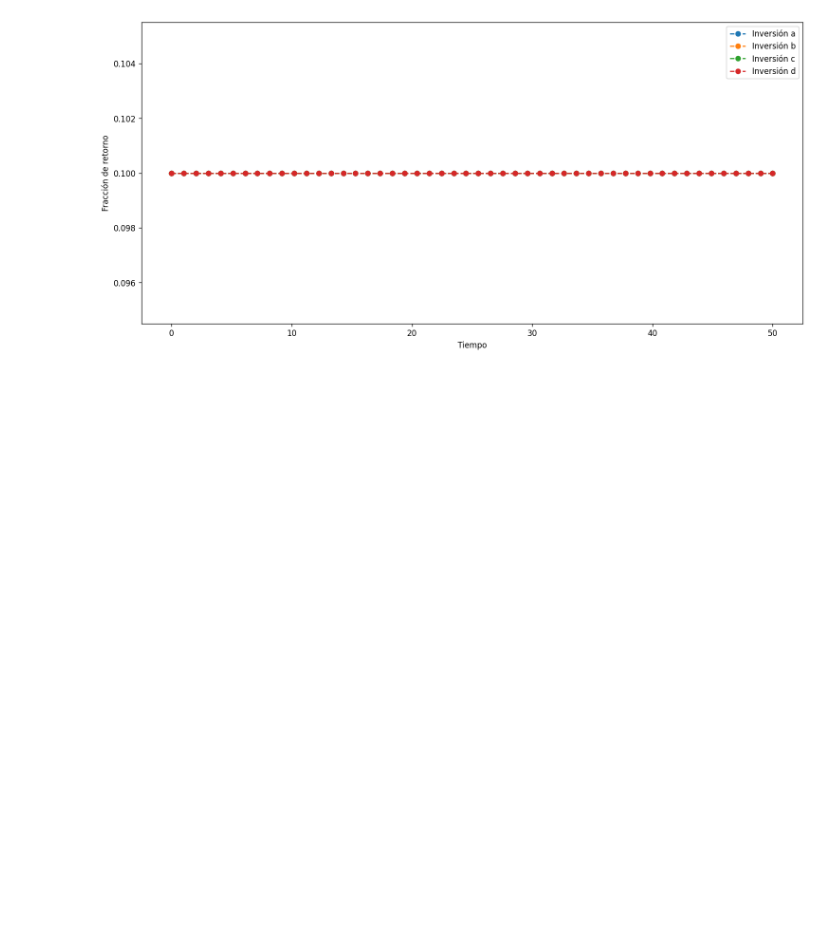
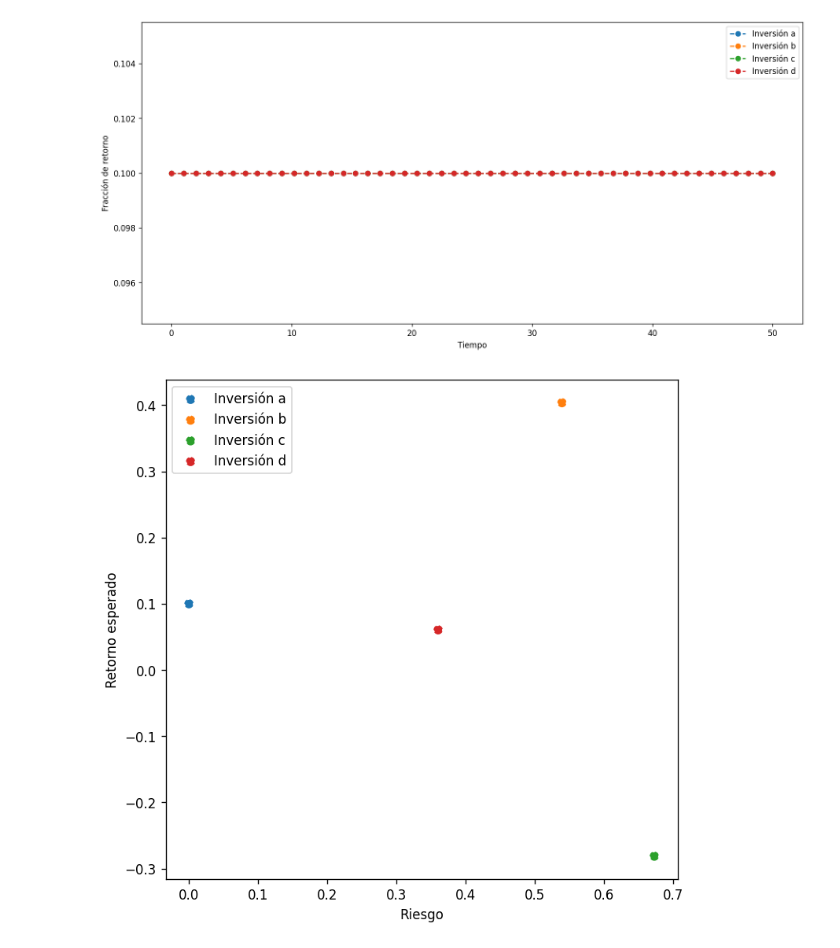
Before and after one commit to Crigerprogrammer/Algebra_Lineal, a Jupyter notebook: desviacion_angulo.ipynb, the cells around one changed output. Drawn from its saved outputs; the diff is of its cells as text; code cells hidden in the pictures; blank space fills up the shorter version.

```diff
--- a/desviacion_angulo.ipynb
+++ b/desviacion_angulo.ipynb
@@ -18,3 +18,20 @@ ax.legend()
 plt.show()
 # %% [output]
 [figure]
+# %%
+I = np.array([a,b,c,d])
+# %%
+M = np.array([np.mean(x) for x in I])
+S = np.array([np.std(x) for x in I])
+# %%
+fig,ax = plt.subplots(1,1,figsize=(7,7,),dpi=120)
+ax.scatter(S[0],M[0], linestyle='dashed', label='Inversión a')
+ax.scatter(S[1],M[1], linestyle='dashed', label='Inversión b')
+ax.scatter(S[2],M[2], linestyle='dashed', label='Inversión c')
+ax.scatter(S[3],M[3], linestyle='dashed', label='Inversión d')
+ax.set_xlabel('Riesgo')
+ax.set_ylabel('Retorno esperado')
+ax.legend()
+plt.show()
+# %% [output]
+[figure, added]
```
